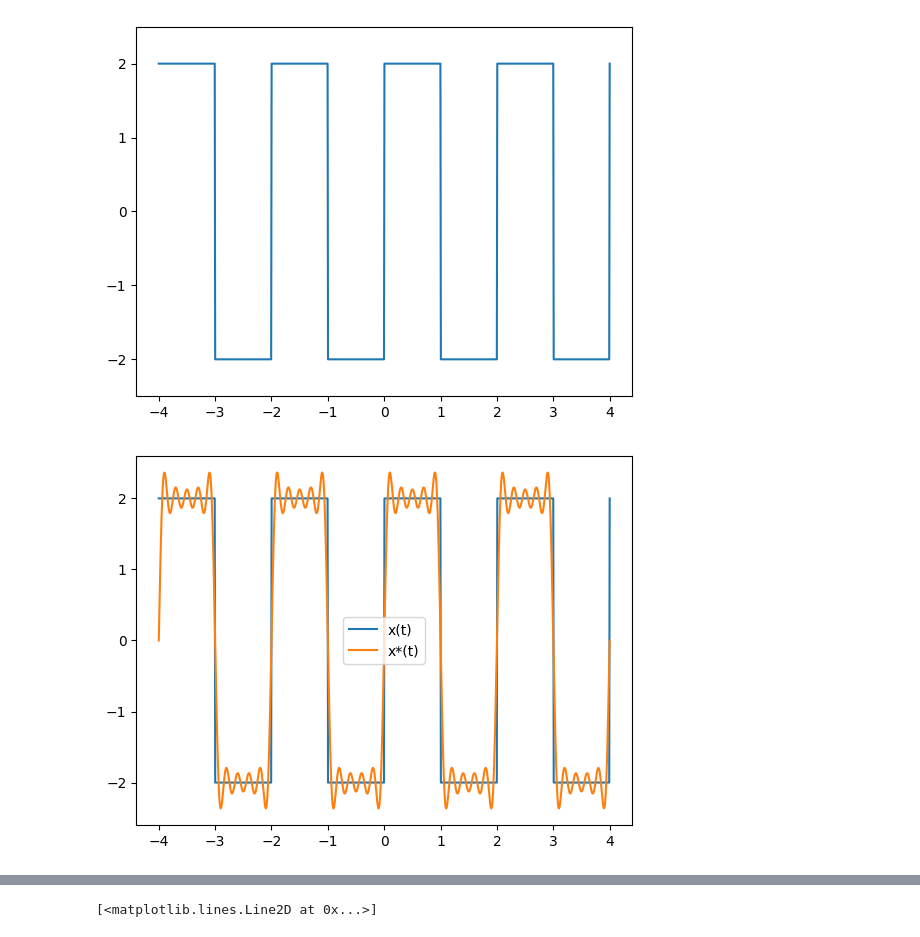
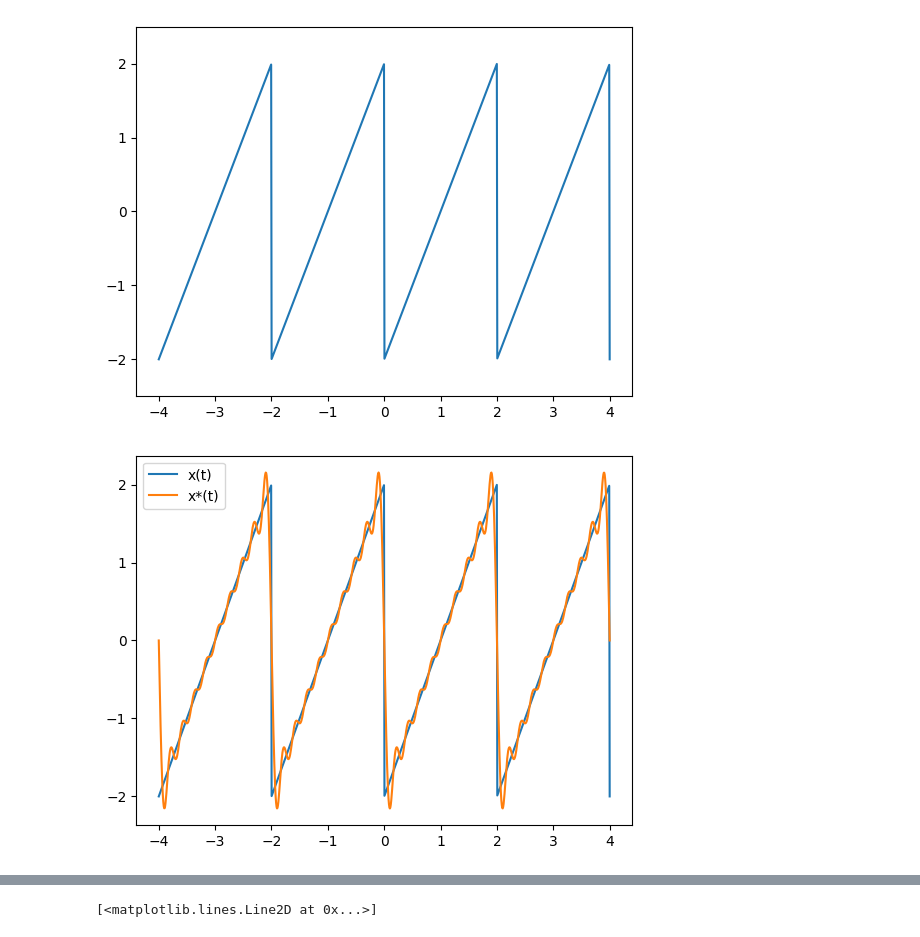
Before and after one commit to NikitaGoltsev/Digital_signals, a Jupyter notebook: lab1.ipynb, the cells around one changed output, grey strips where cells are left out. Saved outputs shown, nothing was run; the diff lists cells and outputs as text; code cells hidden in the pictures.

Commit message:
update_for_signals

```diff
--- a/lab1.ipynb
+++ b/lab1.ipynb
@@ -45,34 +45,34 @@ def Fourier(function, t0, T, N, t):
 # %%
 # Write of periodic signal
 
 def square_signal(t, A, T):
     '''
     Функция возвращает значение прямоугольного сигнала в заданный момент времени t.
     t - момент времени, A - амплитуда сигнала, T - период сигнала.
     '''
-    return A * signal.square(2 * np.pi * t / T)
+    return A * signal.sawtooth(2 * np.pi * t / T)
 
 # Начальное и конечное время для генерации прямоугольного сигнала
 t0_square = -4
 t1_square = 4
 
 # Амплитуда и период сигнала
 A_square = 2
 T_square = 2
 
 # Количество точек для генерации прямоугольного сигнала
 num_square = 1000
 
 # Генерация временной шкалы с равномерным шагом.
 t_square = np.linspace(t0_square, t1_square, num_square)
 # Генерация значений прямоугольного сигнала для каждого момента времени.
 y = [square_signal(t, A_square, T_square) for t in t_square]
 
 plt.plot(t_square, y)
 plt.ylim(-2.5, 2.5)
 plt.show()
 # %% [output]
-[figure, old version]
+[figure, new version]
 # %%
 # 1)
 
@@ -88,7 +88,7 @@ plt.plot(t_square, y_, label = 'x*(t)')
 plt.legend()
 plt.show()
 # %% [output]
-[figure, old version]
+[figure, new version]
 # %%
 eps = [a - b for a, b in zip(y, y_)]
 plt.plot(t_square, eps, label = 'ε = x(t) - x(t)*')
```
Also changed, not shown: parts of 4 cells of this notebook, 1 other file.
